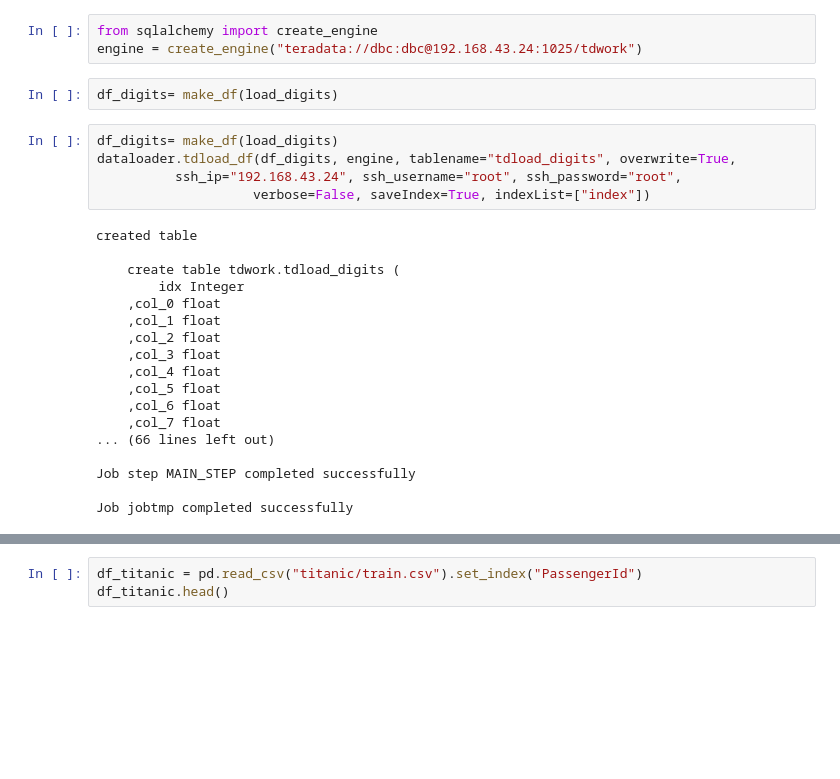
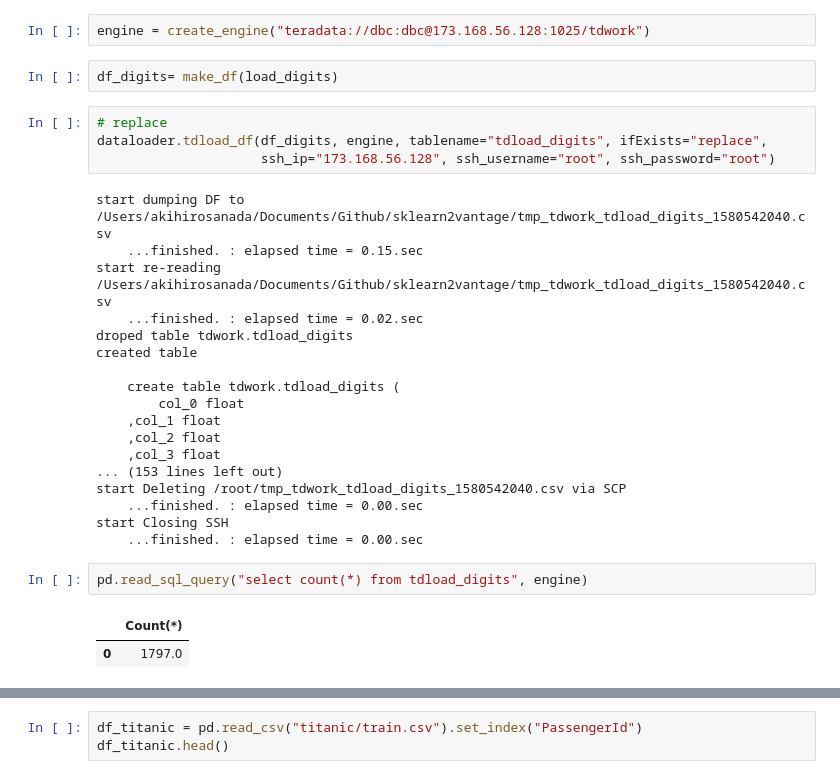
Before and after one commit to Yukimura66/sklearn2vantage, a Jupyter notebook: HowToUseDataloader.ipynb, the cells around one changed output, grey strips where cells are left out. Cells and saved outputs as stored; diff of their text form; blank space fills up the shorter version.

```diff
--- a/HowToUseDataloader.ipynb
+++ b/HowToUseDataloader.ipynb
@@ -16,28 +20,31 @@ import dataloader
 # %%
-from sqlalchemy import create_engine
-engine = create_engine("teradata://dbc:dbc@192.168.43.24:1025/tdwork")
+engine = create_engine("teradata://dbc:dbc@173.168.56.128:1025/tdwork")
 # %%
 df_digits= make_df(load_digits)
 # %%
-df_digits= make_df(load_digits)
-dataloader.tdload_df(df_digits, engine, tablename="tdload_digits", overwrite=True,
-          ssh_ip="192.168.43.24", ssh_username="root", ssh_password="root",
-                    verbose=False, saveIndex=True, indexList=["index"])
+# replace
+dataloader.tdload_df(df_digits, engine, tablename="tdload_digits", ifExists="replace",
+                     ssh_ip="173.168.56.128", ssh_username="root", ssh_password="root")
 # %% [output]
+start dumping DF to /Users/akihirosanada/Documents/Github/sklearn2vantage/tmp_tdwork_tdload_digits_1580542040.csv
+    ...finished. : elapsed time = 0.15.sec
+start re-reading /Users/akihirosanada/Documents/Github/sklearn2vantage/tmp_tdwork_tdload_digits_1580542040.csv
+    ...finished. : elapsed time = 0.02.sec
+droped table tdwork.tdload_digits
 created table
 
     create table tdwork.tdload_digits (
-        idx Integer
-    ,col_0 float
+        col_0 float
     ,col_1 float
     ,col_2 float
     ,col_3 float
-    ,col_4 float
-    ,col_5 float
-    ,col_6 float
-    ,col_7 float
-... (66 lines left out)
-
-Job step MAIN_STEP completed successfully
-
-Job jobtmp completed successfully
+... (153 lines left out)
+start Deleting /root/tmp_tdwork_tdload_digits_1580542040.csv via SCP
+    ...finished. : elapsed time = 0.00.sec
+start Closing SSH
+    ...finished. : elapsed time = 0.00.sec
+# %%
+pd.read_sql_query("select count(*) from tdload_digits", engine)
+# %% [output]
+|  | Count(*) |
+| 0 | 1797.0 |
```
Also changed, not shown: parts of 14 cells of this notebook, 1 other file.
